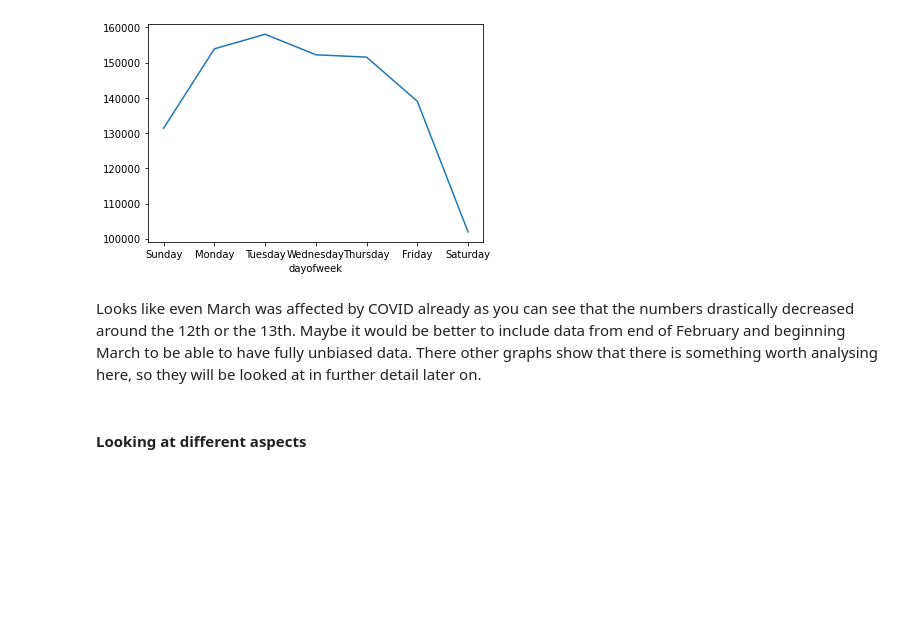
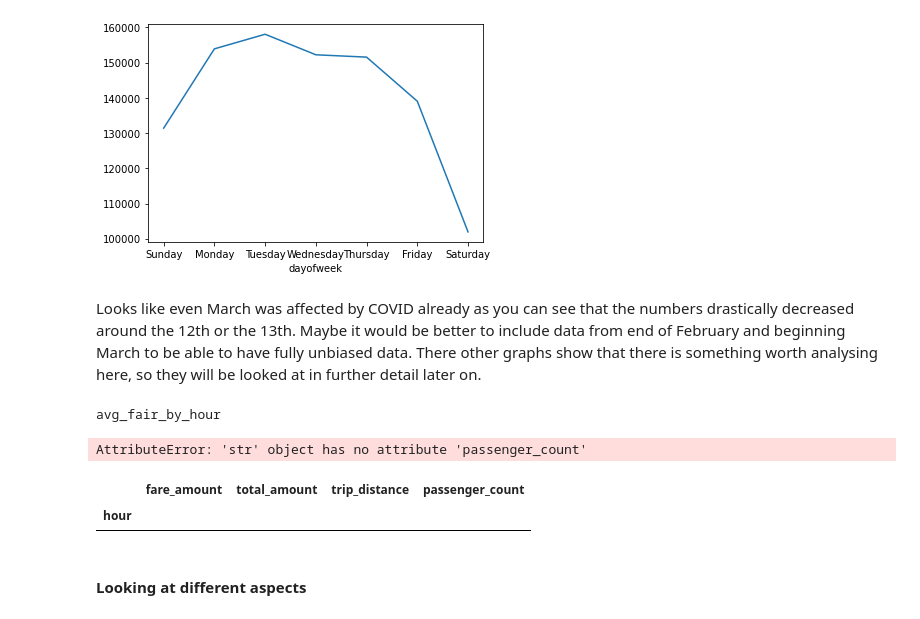
Before and after one commit to Julianna-szabo/Python_Final_Project, a Jupyter notebook: Viki.ipynb, the cells around one changed output. Drawn from its saved outputs; the diff is of its cells as text; code cells hidden in the pictures; blank space fills up the shorter version.

```diff
--- a/Viki.ipynb
+++ b/Viki.ipynb
@@ -289,14 +290,31 @@ avg_fair_by_dayofweek = march.groupby('dayofweek', sort = False).agg({'fare_amou
                                              'total_amount':'mean',
                                             'trip_distance' : 'mean',
                                              'passenger_count' : 'mean'})
+# %%
+import math
+
+avg_fair_by_hour['passenger_count'] = avg_fair_by_hour['passenger_count'].apply(lambda x: math.floor(x))
+avg_fair_by_day['passenger_count'] = avg_fair_by_day['passenger_count'].apply(lambda x: math.floor(x))
+avg_fair_by_dayofweek['passenger_count'] = avg_fair_by_dayofweek['passenger_count'].apply(lambda x: math.floor(x))
 # %%
-passenger_count = march['passenger_count'].unique().sort()
-
-fig, axes = plt.subplots(nrows=len(passenger_count)//2+1, ncols=2, sharex = True, sharey = True)
-fig.suptitle('Number of trips per hour by number of passangers')
-i = 0
-for passenger in passenger_count:
-    sns.lineplot(data = avg_fair_by_hour[avg_fair_by_hour['passenger_count'] == passenger], x = 'hour', y )
+for table in ['avg_fair_by_hour', 'avg_fair_by_day', 'avg_fair_by_dayofweek']:
+    print(table)
+    passenger_count = table.passenger_count.unique()
+    fig, axes = plt.subplots(nrows=len(passenger_count)//2+1, ncols=2, sharex = True, sharey = True)
+    fig.suptitle('Number of trips per hour by number of passangers')
+    i = 0
+    for passenger in passenger_count:
+        sns.lineplot(data = avg_fair_by_hour[avg_fair_by_hour['passenger_count'] == passenger],
+                 x = 'hour', y = 'fare_amount')
+# %% [output]
+avg_fair_by_hour
+AttributeError: 'str' object has no attribute 'passenger_count'
+# %%
+passenger = 1
+avg_fair_by_hour[avg_fair_by_hour['passenger_count'] == passenger]
+# %% [output]
+|  | fare_amount | total_amount | trip_distance | passenger_count |
+| hour |  |  |  |  |
 # %%
 def draw_cluster_plot(iris_df, estimator, figsize=(20,10), cmap_name='winter'):
     cmap = matplotlib.cm.get_cmap(cmap_name)
```
Also changed, not shown: parts of 1 cell of this notebook.
